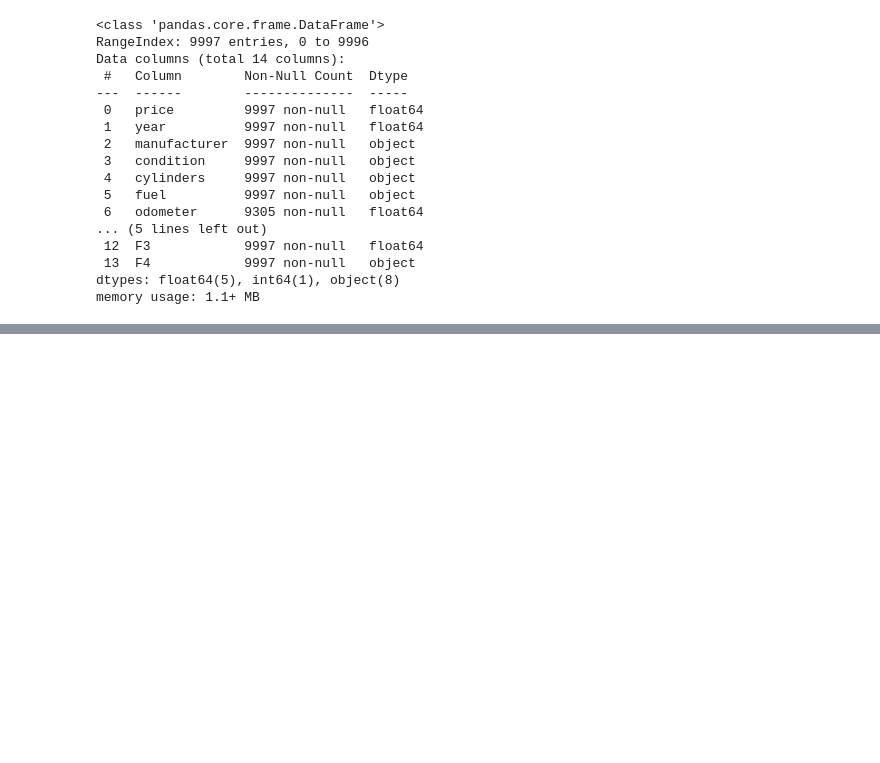
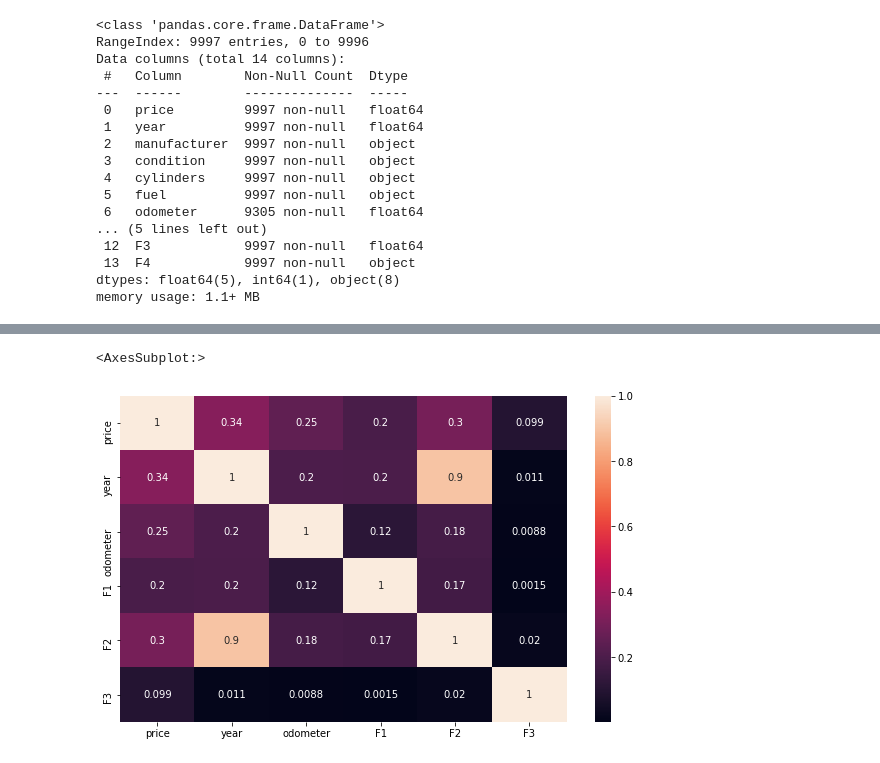
Before and after one commit to EricaXia/spr_2021, a Jupyter notebook: dsci552/ps_1.ipynb, the cells around one changed output, grey strips where cells are left out. Saved outputs shown, nothing was run; the diff lists cells and outputs as text; code cells hidden in the pictures; blank space fills up the shorter version.

```diff
--- a/dsci552/ps_1.ipynb
+++ b/dsci552/ps_1.ipynb
@@ -51,0 +135,8 @@ memory usage: 1.1+ MB
+# %%
+## View correlations btwn features
+## focus on effect on PRICE
+plt.figure(figsize=(10,6))
+sns.heatmap(df.corr().abs(), annot=True)
+# %% [output]
+<AxesSubplot:>
+[figure, added]
```
Also changed, not shown: parts of 14 cells of this notebook.
